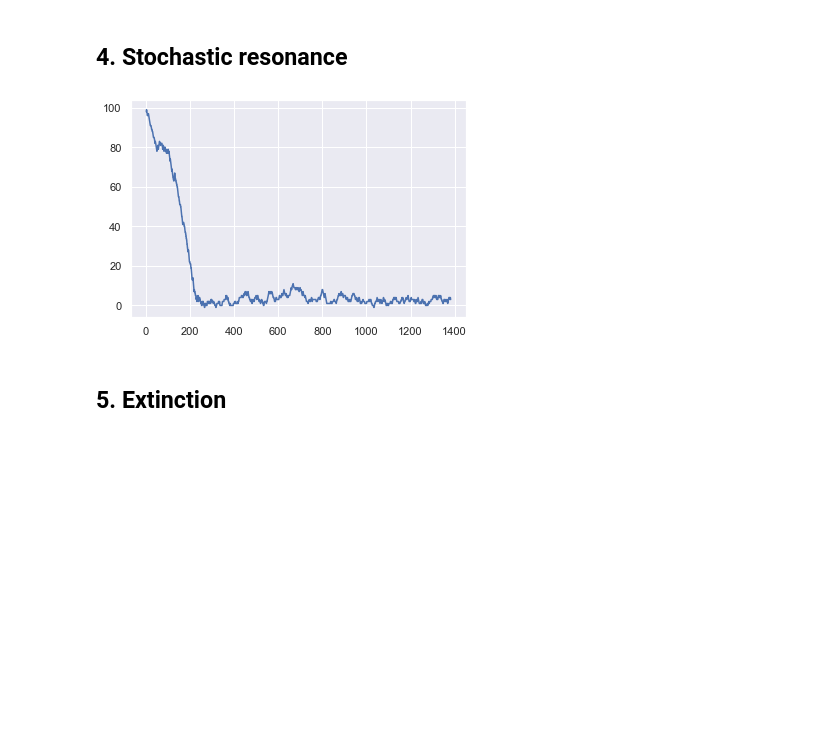
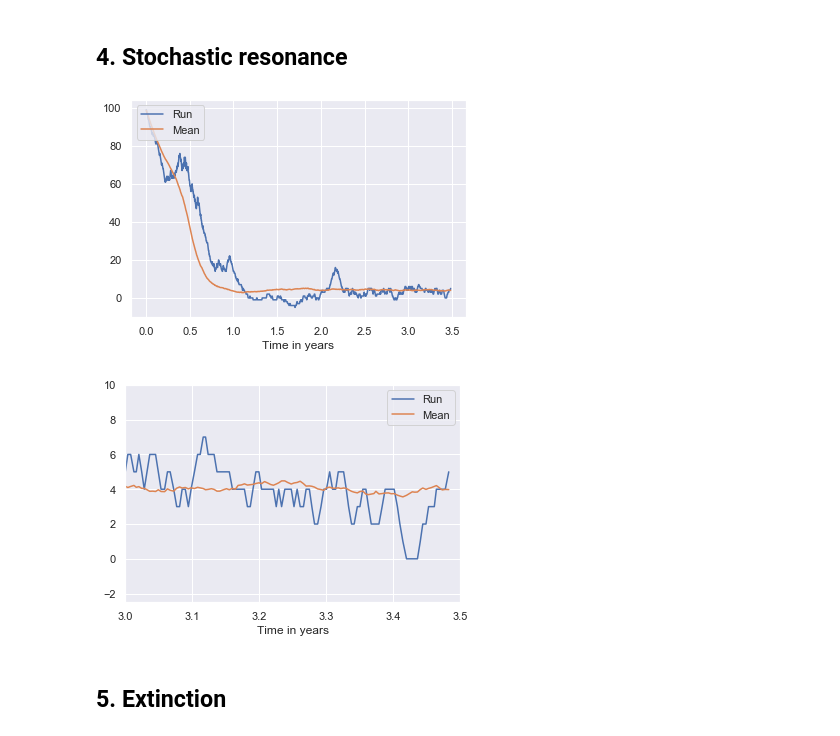
Before and after one commit to rebeccadavidsson/ICSassignment2, a Jupyter notebook: Gillespie.ipynb, the cells around one changed output. Drawn from its saved outputs; the diff is of its cells as text; code cells hidden in the pictures; blank space fills up the shorter version.

```diff
--- a/Gillespie.ipynb
+++ b/Gillespie.ipynb
@@ -363,10 +363,24 @@ plt.show()
 # %% [markdown]
 ## 4. Stochastic resonance
-# %%
-plt.plot(totalT, totalX[0])
-plt.show()
-# %% [output]
-[figure, removed]
+# %%
+plt.plot(totalT, totalX[0])
+plt.plot(totalT, meansX)
+plt.legend(["Run", "Mean"], loc="upper left")
+plt.xlabel("Susceptibles")
+plt.xlabel("Time in years")
+plt.show()
+
+plt.xlim([3,3.5])
+plt.ylim([-2.5,10])
+plt.plot(totalT, totalX[0])
+plt.plot(totalT, meansX)
+plt.legend(["Run", "Mean"])
+plt.xlabel("Susceptibles")
+plt.xlabel("Time in years")
+plt.show()
+# %% [output]
+[figure, added]
+[figure, added]
 # %% [markdown]
 ## 5. Extinction
 # %%
```
Also changed, not shown: parts of 11 cells of this notebook.
